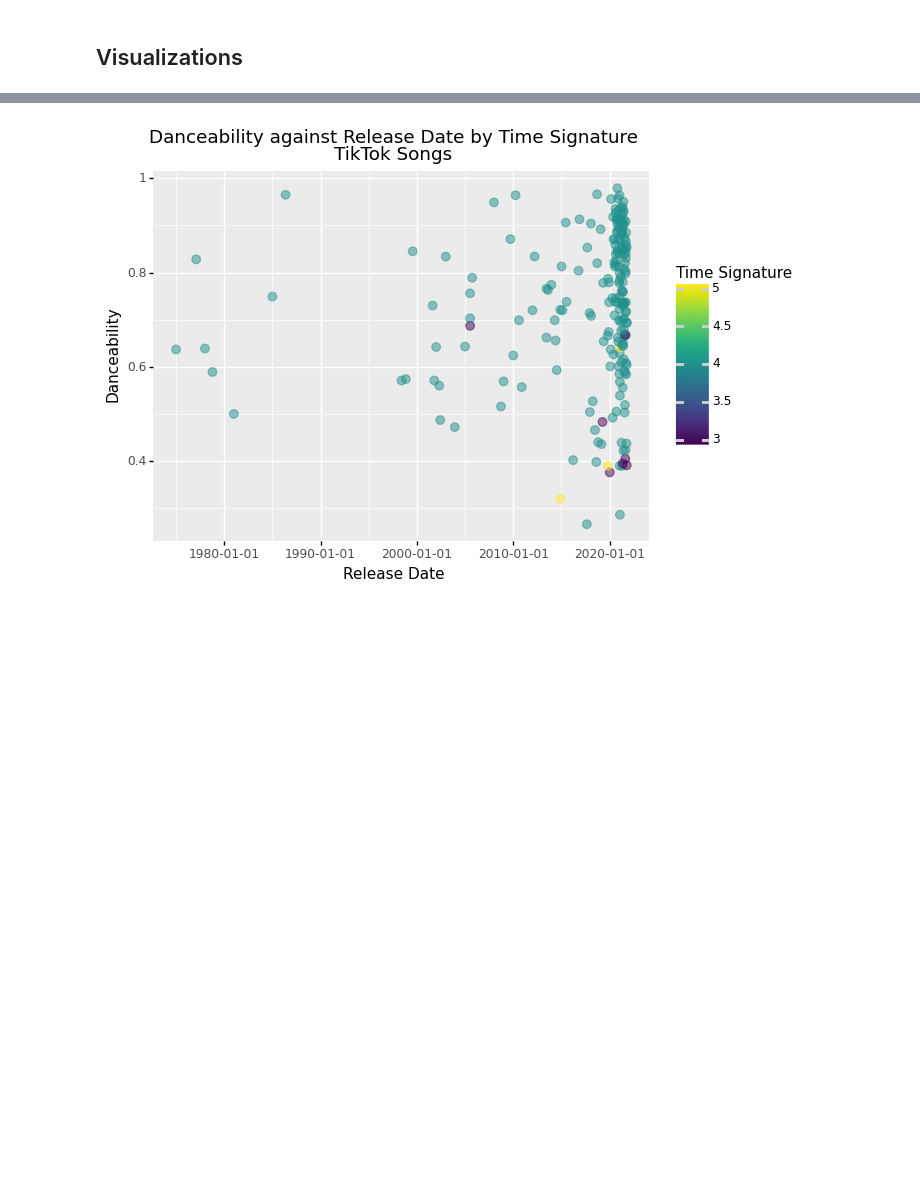
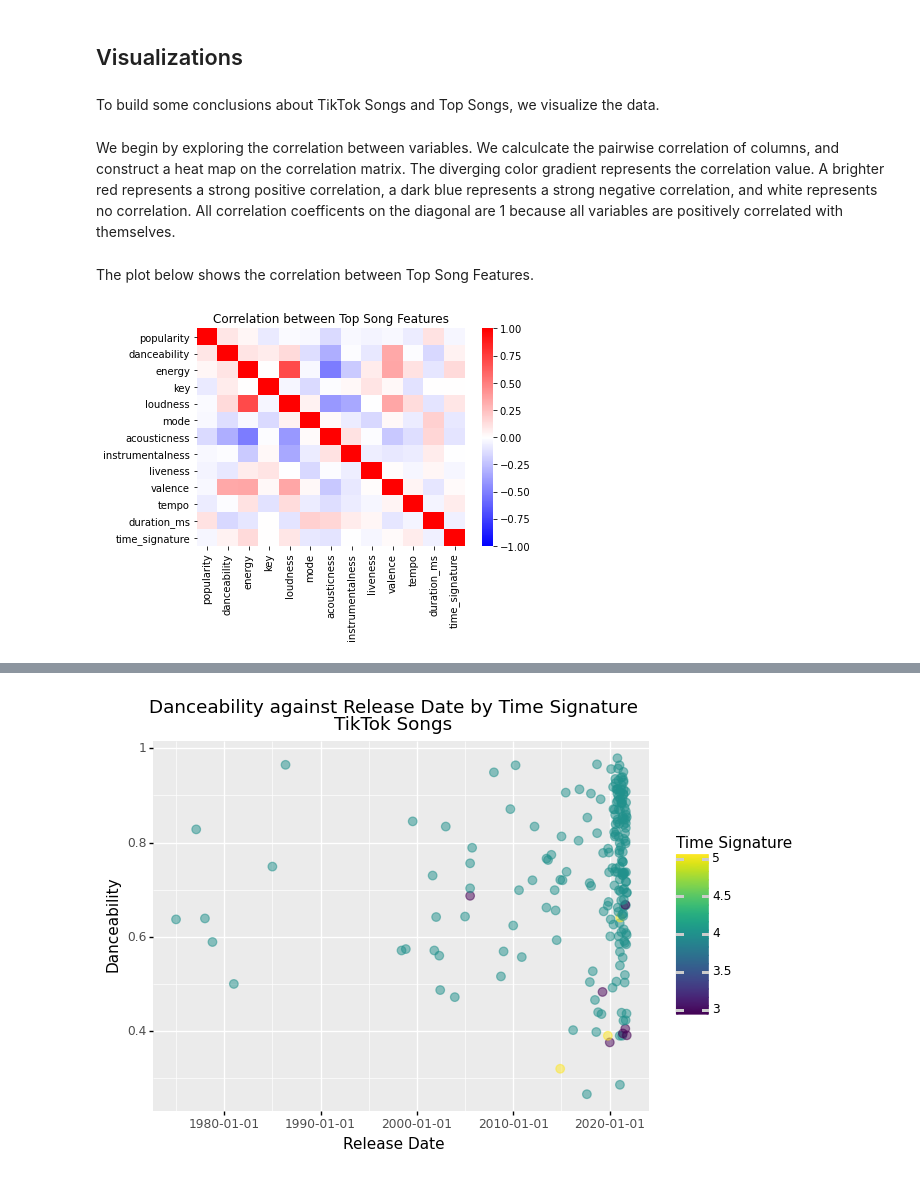
Before and after one commit to s-helal/tiktokify, a Jupyter notebook: Tiktokify_Report.ipynb, the cells around one changed output, grey strips where cells are left out. Saved outputs shown, nothing was run; the diff lists cells and outputs as text; code cells hidden in the pictures; blank space fills up the shorter version.

```diff
--- a/Tiktokify_Report.ipynb
+++ b/Tiktokify_Report.ipynb
@@ -151,2 +195,14 @@ topSongs.head()
 # %% [markdown]
 ## Visualizations
+# %% [markdown]
+To build some conclusions about TikTok Songs and Top Songs, we visualize the data.
+# %% [markdown]
+We begin by exploring the correlation between variables. We calculcate the pairwise correlation of columns, and construct a heat map on the correlation matrix. The diverging color gradient represents the correlation value. A brighter red represents a strong positive correlation, a dark blue represents a strong negative correlation, and white represents no correlation. All correlation coefficents on the diagonal are 1 because all variables are positively correlated with themselves.
+# %% [markdown]
+The plot below shows the correlation between Top Song Features.
+# %%
+# Plot 1: Heat Map/ Correlation Matrix Top Songs
+corr_TOP = topSongs.corr()
+_ = sns.heatmap(corr_TOP, vmin = -1, vmax = 1, cmap = 'bwr').set(title="Correlation between Top Song Features")
+# %% [output]
+[figure, added]
```
Also changed, not shown: parts of 27 cells of this notebook.
